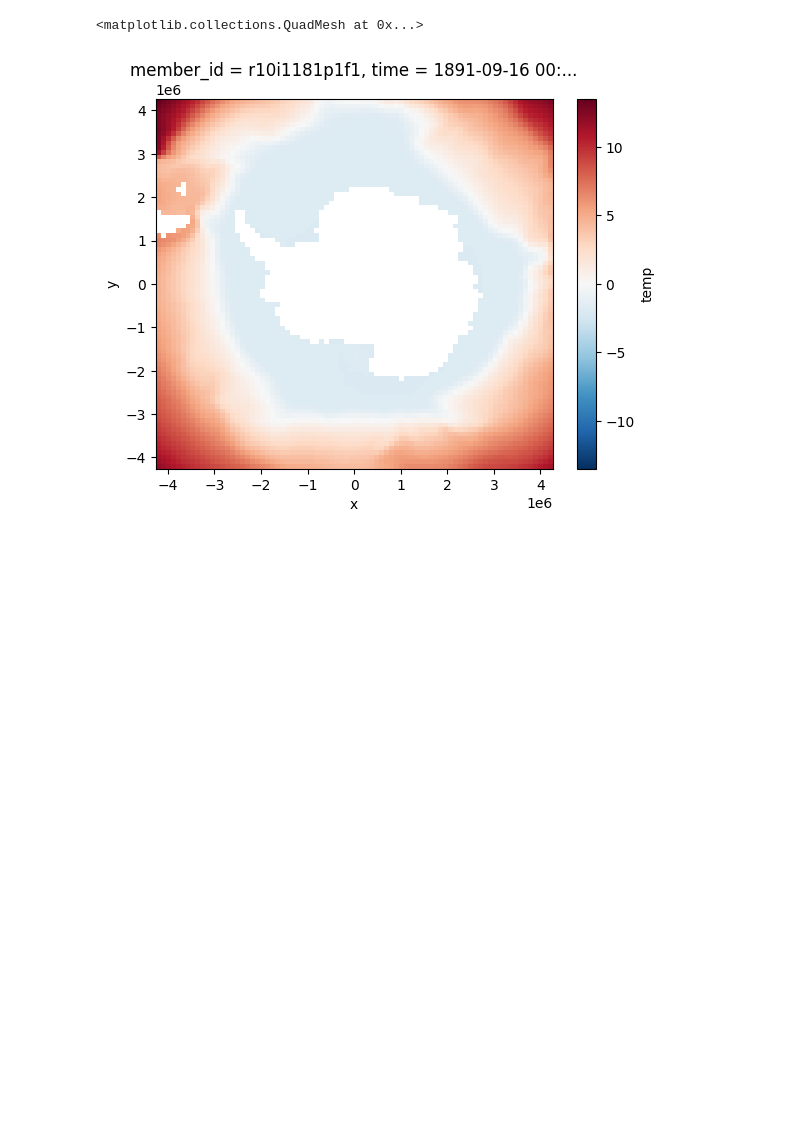
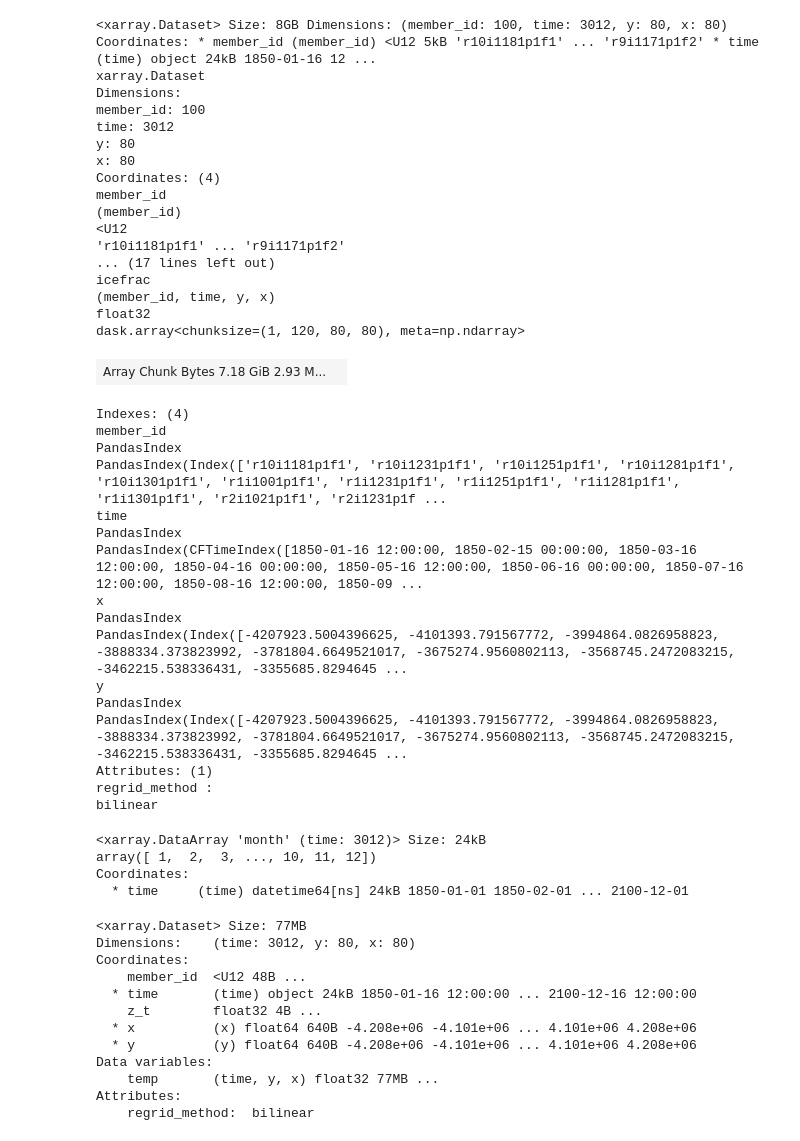
Before and after one commit to ychnli/sicpred, a Jupyter notebook: notebooks/cesm_lens_testing.ipynb, the cells around one changed output. Saved outputs shown, nothing was run; the diff lists cells and outputs as text; code cells hidden in the pictures; blank space fills up the shorter version.

```diff
--- a/notebooks/cesm_lens_testing.ipynb
+++ b/notebooks/cesm_lens_testing.ipynb
@@ -11,0 +16,52 @@ DATA_DIRECTORY = '/oak/stanford/groups/earlew/yuchen'
+# %%
+file_list = sorted(os.listdir(f"{RAW_DATA_DIRECTORY}/icefrac"))
+ds_list = []
+
+for file in file_list:
+    ds = xr.open_dataset(os.path.join(f"{RAW_DATA_DIRECTORY}/icefrac", file), chunks={'time': 120})
+    ds_list.append(ds)
+
+merged_ds = xr.concat(ds_list, dim="member_id")
+merged_ds
+# %% [output]
+<xarray.Dataset> Size: 8GB Dimensions: (member_id: 100, time: 3012, y: 80, x: 80) Coordinates: * member_id (member_id) <U12 5kB 'r10i1181p1f1' ... 'r9i1171p1f2' * time (time) object 24kB 1850-01-16 12 ...
+xarray.Dataset
+Dimensions:
+member_id: 100
+time: 3012
+y: 80
+x: 80
+Coordinates: (4)
+member_id
+(member_id)
+<U12
+'r10i1181p1f1' ... 'r9i1171p1f2'
+... (17 lines left out)
+icefrac
+(member_id, time, y, x)
+float32
+dask.array<chunksize=(1, 120, 80, 80), meta=np.ndarray>
+| Array Chunk Bytes 7.18 GiB 2.93 M... |  |
+Indexes: (4)
+member_id
+PandasIndex
+PandasIndex(Index(['r10i1181p1f1', 'r10i1231p1f1', 'r10i1251p1f1', 'r10i1281p1f1', 'r10i1301p1f1', 'r1i1001p1f1', 'r1i1231p1f1', 'r1i1251p1f1', 'r1i1281p1f1', 'r1i1301p1f1', 'r2i1021p1f1', 'r2i1231p1f ...
+time
+PandasIndex
+PandasIndex(CFTimeIndex([1850-01-16 12:00:00, 1850-02-15 00:00:00, 1850-03-16 12:00:00, 1850-04-16 00:00:00, 1850-05-16 12:00:00, 1850-06-16 00:00:00, 1850-07-16 12:00:00, 1850-08-16 12:00:00, 1850-09 ...
+x
+PandasIndex
+PandasIndex(Index([-4207923.5004396625, -4101393.791567772, -3994864.0826958823, -3888334.373823992, -3781804.6649521017, -3675274.9560802113, -3568745.2472083215, -3462215.538336431, -3355685.8294645 ...
+y
+PandasIndex
+PandasIndex(Index([-4207923.5004396625, -4101393.791567772, -3994864.0826958823, -3888334.373823992, -3781804.6649521017, -3675274.9560802113, -3568745.2472083215, -3462215.538336431, -3355685.8294645 ...
+Attributes: (1)
+regrid_method :
+bilinear
+# %%
+merged_ds.assign_coords(time=pd.date_range("1850-01", "2100-12", freq="MS")).icefrac.time.dt.month
+# %% [output]
+<xarray.DataArray 'month' (time: 3012)> Size: 24kB
+array([ 1,  2,  3, ..., 10, 11, 12])
+Coordinates:
+  * time     (time) datetime64[ns] 24kB 1850-01-01 1850-02-01 ... 2100-12-01
@@ -12,5 +241,16 @@ DATA_DIRECTORY = '/oak/stanford/groups/earlew/yuchen'
 # %%
-xr.open_dataset("/scratch/users/yucli/cesm_data/temp/temp_member_00.nc").temp.isel(time=500).plot()
+import xarray as xr
+xr.open_dataset("/scratch/users/yucli/cesm_data/temp/temp_member_00.nc")
 # %% [output]
-<matplotlib.collections.QuadMesh at 0x...>
+<xarray.Dataset> Size: 77MB
+Dimensions:    (time: 3012, y: 80, x: 80)
+Coordinates:
+    member_id  <U12 48B ...
+  * time       (time) object 24kB 1850-01-16 12:00:00 ... 2100-12-16 12:00:00
+    z_t        float32 4B ...
+  * x          (x) float64 640B -4.208e+06 -4.101e+06 ... 4.101e+06 4.208e+06
+  * y          (y) float64 640B -4.208e+06 -4.101e+06 ... 4.101e+06 4.208e+06
+Data variables:
+    temp       (time, y, x) float32 77MB ...
+Attributes:
+    regrid_method:  bilinear
-[figure, removed]
```
Also changed, not shown: parts of 33 cells of this notebook, 2 other files.
